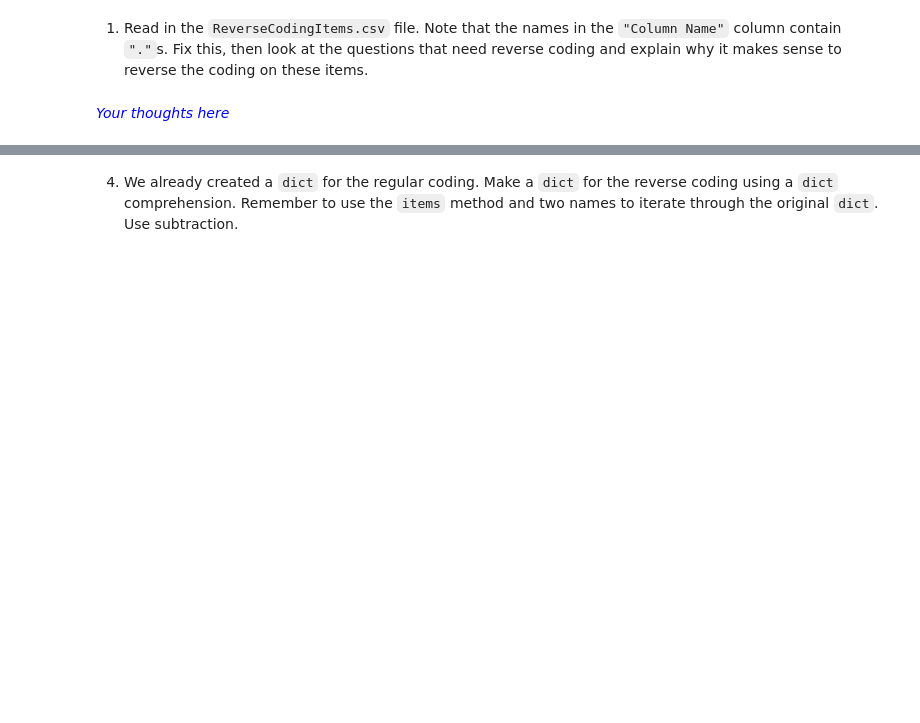
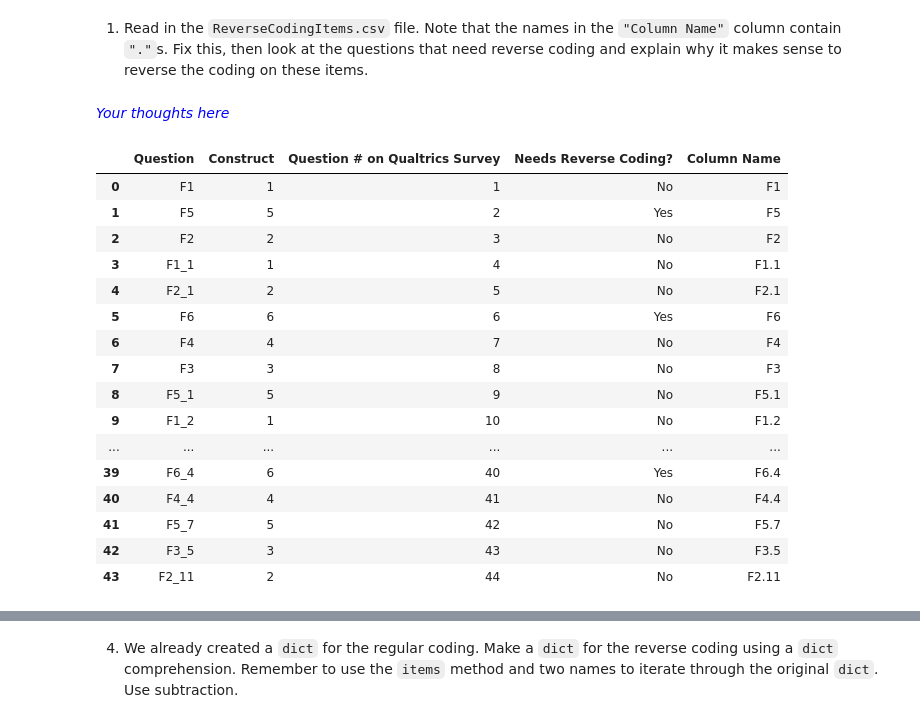
Before and after one commit to Njohnson150/act3_2_recoding_and_aggregating_survey_data, a Jupyter notebook: act3_2_recoding_survey_data.ipynb, the cells around one changed output, grey strips where cells are left out. Saved outputs shown, nothing was run; the diff lists cells and outputs as text; code cells hidden in the pictures; blank space fills up the shorter version.

```diff
--- a/act3_2_recoding_survey_data.ipynb
+++ b/act3_2_recoding_survey_data.ipynb
@@ -306,6 +306,29 @@ coding are available in the file **ReverseCodingItems.csv**.
 1.  Read in the `ReverseCodingItems.csv` file.  Note that the names in the `"Column Name"` column contain `"."`s.  Fix this, then look at the questions that need reverse coding and explain why it makes sense to reverse the coding on these items.
 # %% [markdown]
 <font color="blue"> *Your thoughts here* </font>
+# %%
+reverse_coding = (pd.read_csv('data/ReverseCodingItems.csv')
+                >> mutate(Question = X['Column Name'].str.replace('.','_'))
+                )
+reverse_coding
+# %% [output]
+|  | Question | Construct | Question # on Qualtrics Survey | Needs Reverse Coding? | Column Name |
+| 0 | F1 | 1 | 1 | No | F1 |
+| 1 | F5 | 5 | 2 | Yes | F5 |
+| 2 | F2 | 2 | 3 | No | F2 |
+| 3 | F1_1 | 1 | 4 | No | F1.1 |
+| 4 | F2_1 | 2 | 5 | No | F2.1 |
+| 5 | F6 | 6 | 6 | Yes | F6 |
+| 6 | F4 | 4 | 7 | No | F4 |
+| 7 | F3 | 3 | 8 | No | F3 |
+| 8 | F5_1 | 5 | 9 | No | F5.1 |
+| 9 | F1_2 | 1 | 10 | No | F1.2 |
+| ... | ... | ... | ... | ... | ... |
+| 39 | F6_4 | 6 | 40 | Yes | F6.4 |
+| 40 | F4_4 | 4 | 41 | No | F4.4 |
+| 41 | F5_7 | 5 | 42 | No | F5.7 |
+| 42 | F3_5 | 3 | 43 | No | F3.5 |
+| 43 | F2_11 | 2 | 44 | No | F2.11 |
 # %% [markdown]
 2. Next, you will perform the data preparation by completing each of
     the tasks listed below.  First, *Stack* the response columns.
```
Also changed, not shown: parts of 7 cells of this notebook.
